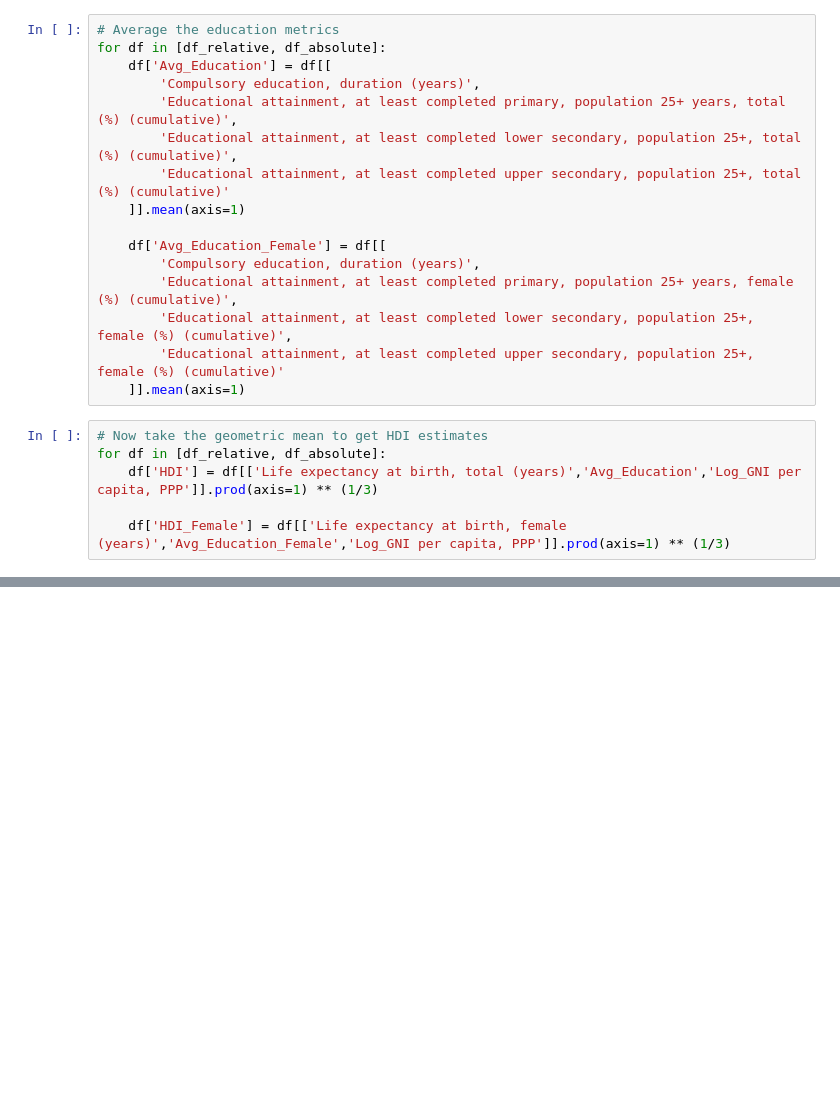
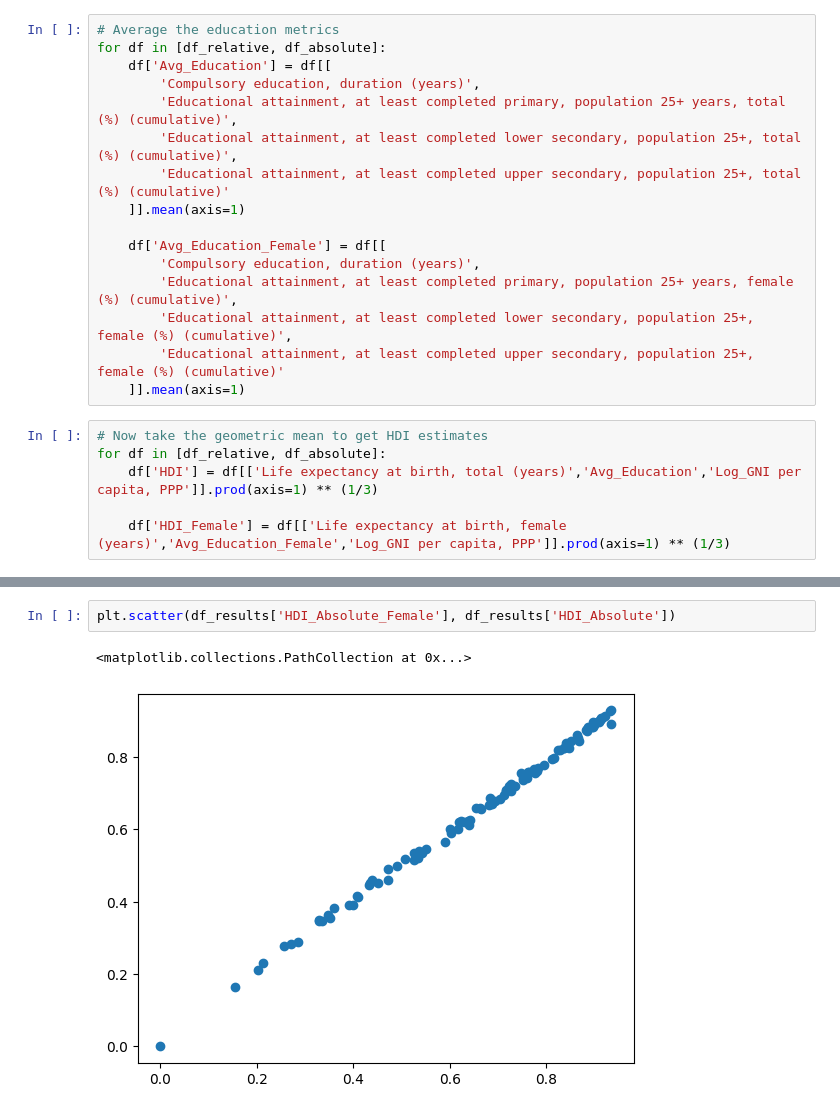
Before and after one commit to svanomm/development-econ, a Jupyter notebook: week 1 assignment/20250707 - DevEcon Assignment 1.ipynb, the cells around one changed output, grey strips where cells are left out. Saved outputs shown, nothing was run; the diff lists cells and outputs as text; blank space fills up the shorter version.

```diff
--- a/week 1 assignment/20250707 - DevEcon Assignment 1.ipynb
+++ b/week 1 assignment/20250707 - DevEcon Assignment 1.ipynb
@@ -146,0 +326,5 @@ df_results
+# %%
+plt.scatter(df_results['HDI_Absolute_Female'], df_results['HDI_Absolute'])
+# %% [output]
+<matplotlib.collections.PathCollection at 0x...>
+[figure, added]
```
Also changed, not shown: parts of 16 cells of this notebook, 6 other files.
